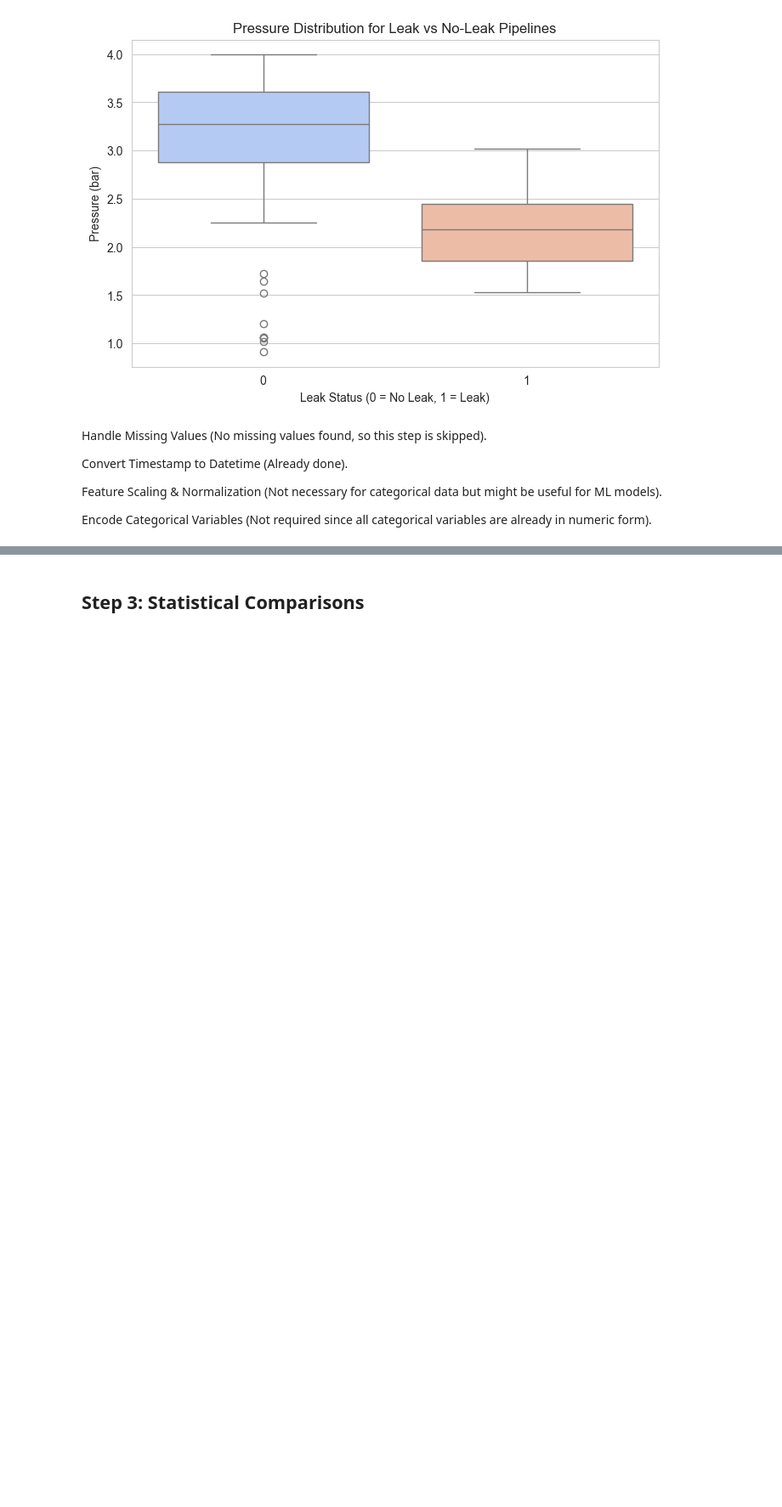
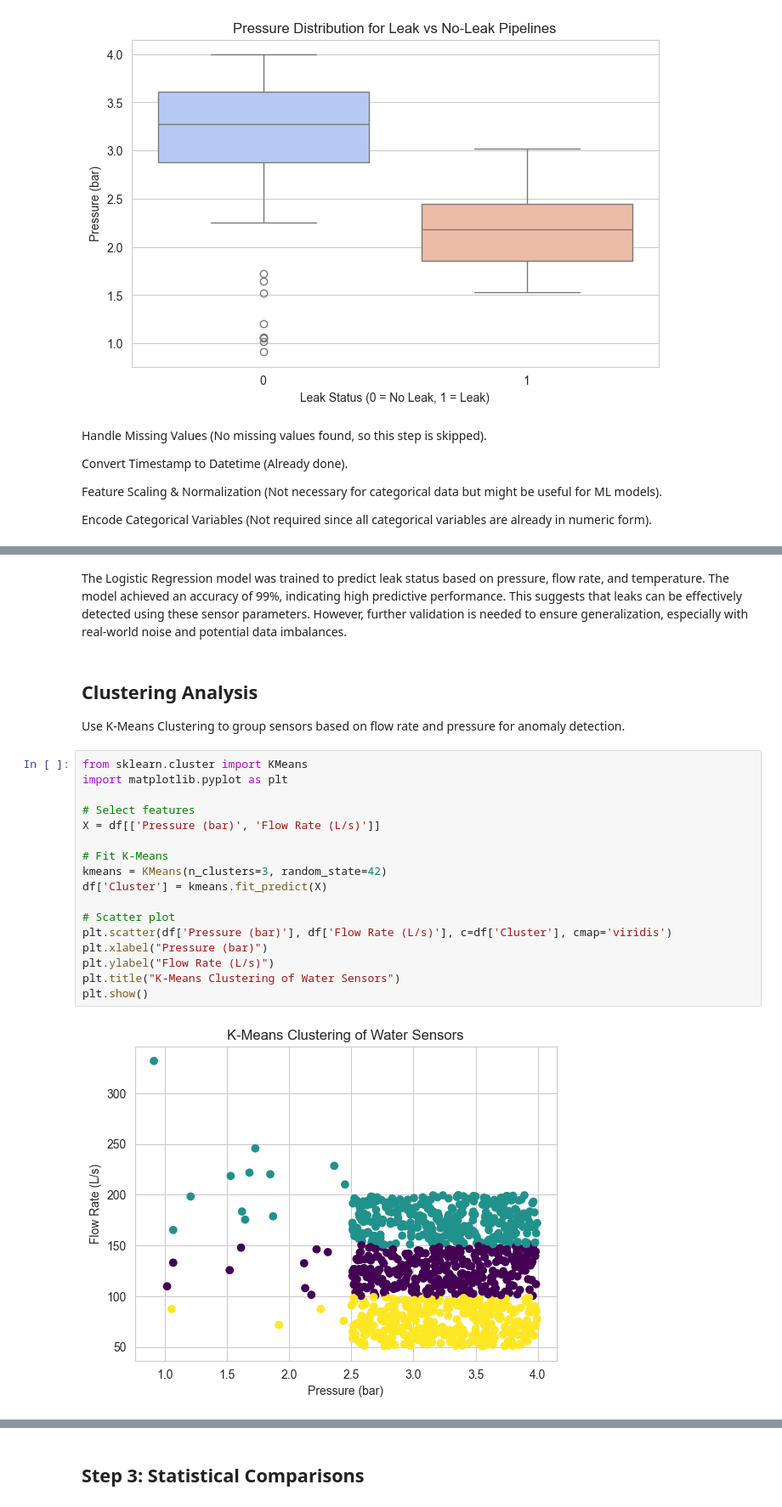
Before and after one commit to CSCN8040-Water-Wastage-in-Urban-Areas/Reducing-Water-Wastage-in-Urban-Areas, a Jupyter notebook: Unit4_inclass activity.ipynb, the cells around one changed output, grey strips where cells are left out. Shown: that part at 85% size. Drawn from its saved outputs; the diff is of its cells as text; blank space fills up the shorter version.

Commit message:
added more statistical analysis

```diff
--- a/Unit4_inclass activity.ipynb
+++ b/Unit4_inclass activity.ipynb
@@ -166,0 +191,24 @@ Encode Categorical Variables (Not required since all categorical variables are a
+# %% [markdown]
+The Logistic Regression model was trained to predict leak status based on pressure, flow rate, and temperature. The model achieved an accuracy of 99%, indicating high predictive performance. This suggests that leaks can be effectively detected using these sensor parameters. However, further validation is needed to ensure generalization, especially with real-world noise and potential data imbalances.
+# %% [markdown]
+## Clustering Analysis
+Use K-Means Clustering to group sensors based on flow rate and pressure for anomaly detection.
+# %%
+from sklearn.cluster import KMeans
+import matplotlib.pyplot as plt
+
+# Select features
+X = df[['Pressure (bar)', 'Flow Rate (L/s)']]
+
+# Fit K-Means
+kmeans = KMeans(n_clusters=3, random_state=42)
+df['Cluster'] = kmeans.fit_predict(X)
+
+# Scatter plot
+plt.scatter(df['Pressure (bar)'], df['Flow Rate (L/s)'], c=df['Cluster'], cmap='viridis')
+plt.xlabel("Pressure (bar)")
+plt.ylabel("Flow Rate (L/s)")
+plt.title("K-Means Clustering of Water Sensors")
+plt.show()
+# %% [output]
+[figure, added]
```
Also changed, not shown: parts of 10 cells of this notebook.
